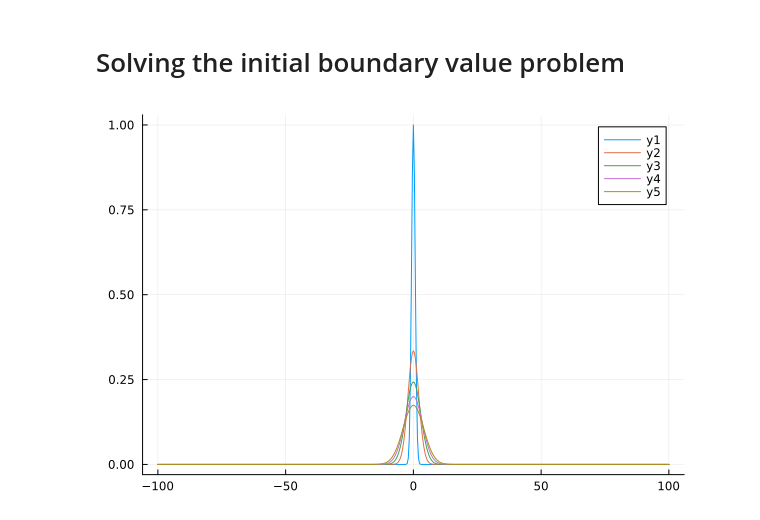
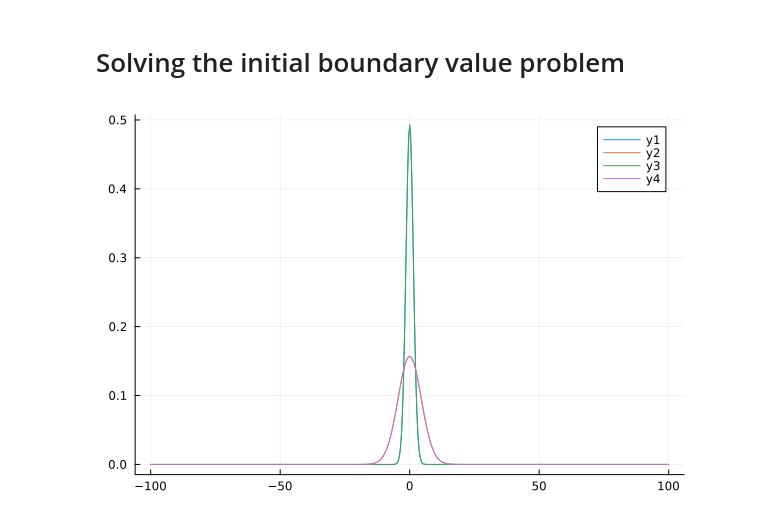
Before and after one commit to j-bowhay/Maths-Experiments, a Jupyter notebook: PDEs/reaction_diffusion/wave_pinning/wave_pinned_patterns.ipynb, the cells around one changed output. Cells and saved outputs as stored; diff of their text form; code cells hidden in the pictures.

Commit message:
make solve faster

```diff
--- a/PDEs/reaction_diffusion/wave_pinning/wave_pinned_patterns.ipynb
+++ b/PDEs/reaction_diffusion/wave_pinning/wave_pinned_patterns.ipynb
@@ -172,8 +147,30 @@ sol = solve(prob,
+# %%
+function rhs!(dU, U, params, t)
+    dU[:, 1] .= δΔ*U[:, 1]
+    dU[:, 2] .= Δ*U[:, 2]
+    dU[:, 3] .= δΔ*U[:, 3]
+    dU[:, 4] .= Δ*U[:, 4]
+    return nothing
+end
+
+function nl_rhs!(dU, U, params, t)
+    dU .= 0
+    return nothing
+end
+
+prob = SplitODEProblem(rhs!,
+    nl_rhs!,
+    u₀,
+    t_span);
+# %%
+sol = solve(prob,
+    IMEXEuler(),
+    dt = 0.1,
+    saveat = range(t_span..., length = 5));
 # %%
-plot(x_discrete, sol.u[1][i_A_star])
-plot!(x_discrete, sol.u[2][i_A_star])
-plot!(x_discrete, sol.u[3][i_A_star])
-plot!(x_discrete, sol.u[4][i_A_star])
-plot!(x_discrete, sol.u[5][i_A_star])
+plot(x_discrete, sol.u[end][:, 1])
+plot!(x_discrete, sol.u[end][:, 2])
+plot!(x_discrete, sol.u[end][:, 3])
+plot!(x_discrete, sol.u[end][:, 4])
 # %% [output]
-[figure, old version]
+[figure, new version]
```
Also changed, not shown: parts of 3 cells of this notebook.
